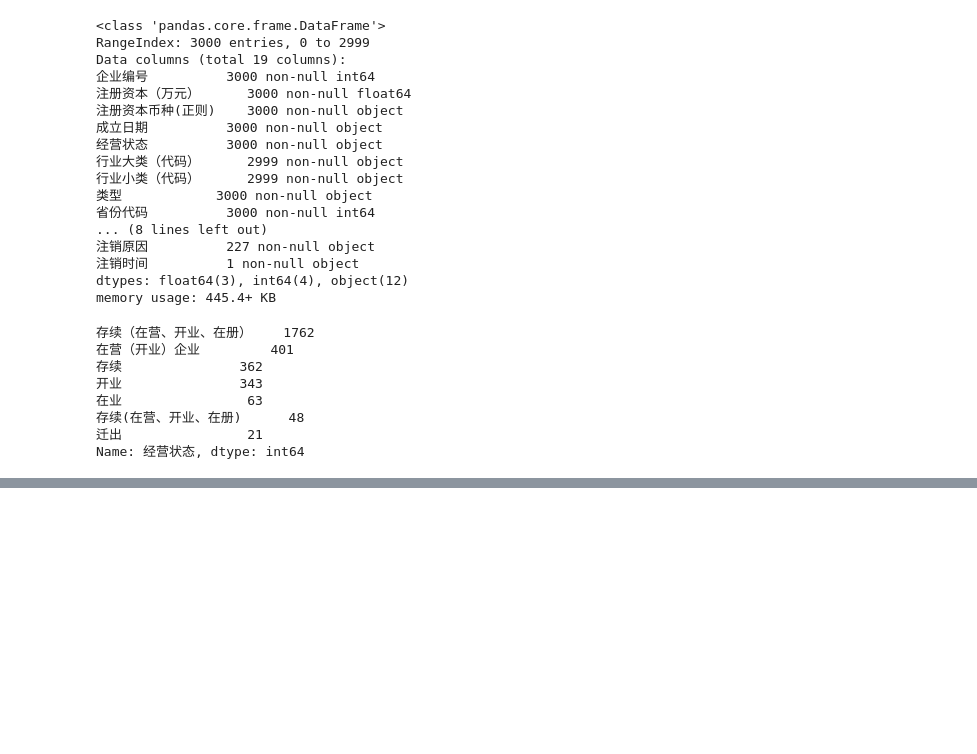
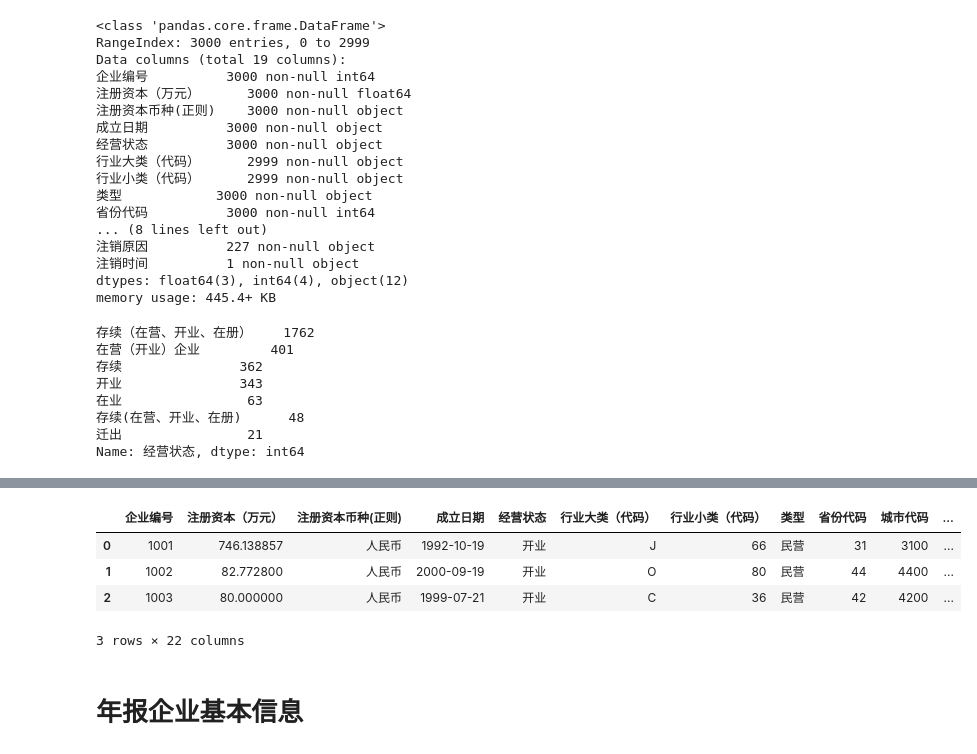
Before and after one commit to AlanConstantine/ISI-WorldCup2019, a Jupyter notebook: Code/Preprocessing/CombineNoFinancialData2.ipynb, the cells around one changed output, grey strips where cells are left out. Drawn from its saved outputs; the diff is of its cells as text; code cells hidden in the pictures; blank space fills up the shorter version.

```diff
--- a/Code/Preprocessing/CombineNoFinancialData2.ipynb
+++ b/Code/Preprocessing/CombineNoFinancialData2.ipynb
@@ -150,9 +150,8 @@ Name: 经营状态, dtype: int64
 df_gongshangxinxi['经营状态'] = df_gongshangxinxi['经营状态'].str.replace(
     '存续（在营、开业、在册）', '开业')
 df_gongshangxinxi['经营状态'] = df_gongshangxinxi['经营状态'].str.replace(
-    '存续(在营、开业、在册)', '开业')
+    '在业', '开业')
 df_gongshangxinxi['经营状态'] = df_gongshangxinxi['经营状态'].str.replace(
     '在营（开业）企业', '开业')
 df_gongshangxinxi['经营状态'].value_counts()
-# df_gongshangxinxi['经营状态'] = df_gongshangxinxi['经营状态'].str.replace('存续', '开业')
 # %% [output]
@@ -174,0 +177,4 @@ Name: 经营状态, dtype: int64
+# %%
+df_gongshangxinxi['是否上市'] = df_gongshangxinxi['是否上市'].str.replace('Y', '1')
+df_gongshangxinxi['是否上市'] = df_gongshangxinxi['是否上市'].str.replace('N', '0')
+df_gongshangxinxi['是否上市'] = df_gongshangxinxi['是否上市'].astype(int)
@@ -174,0 +193,13 @@ Name: 经营状态, dtype: int64
+# %%
+df_gongshangxinxi['成立日期'] = pd.to_datetime(df_gongshangxinxi['成立日期'])
+# %%
+df_gongshangxinxi['成立年数'] = round(abs(df_gongshangxinxi['成立日期'].sub(pd.to_datetime(
+    time.strftime('%Y-%m-%d', time.localtime(time.time()))), axis=0).dt.days)/365).astype(int)
+# %%
+df_gongshangxinxi.head(n=3)
+# %% [output]
+|  | 企业编号 | 注册资本（万元） | 注册资本币种(正则) | 成立日期 | 经营状态 | 行业大类（代码） | 行业小类（代码） | 类型 | 省份代码 | 城市代码 | ... |
+| 0 | 1001 | 746.138857 | 人民币 | 1992-10-19 | 开业 | J | 66 | 民营 | 31 | 3100 | ... |
+| 1 | 1002 | 82.772800 | 人民币 | 2000-09-19 | 开业 | O | 80 | 民营 | 44 | 4400 | ... |
+| 2 | 1003 | 80.000000 | 人民币 | 1999-07-21 | 开业 | C | 36 | 民营 | 42 | 4200 | ... |
+3 rows × 22 columns
@@ -174,0 +220,2 @@ Name: 经营状态, dtype: int64
+# %% [markdown]
+# 年报企业基本信息
```
Also changed, not shown: parts of 35 cells of this notebook.
